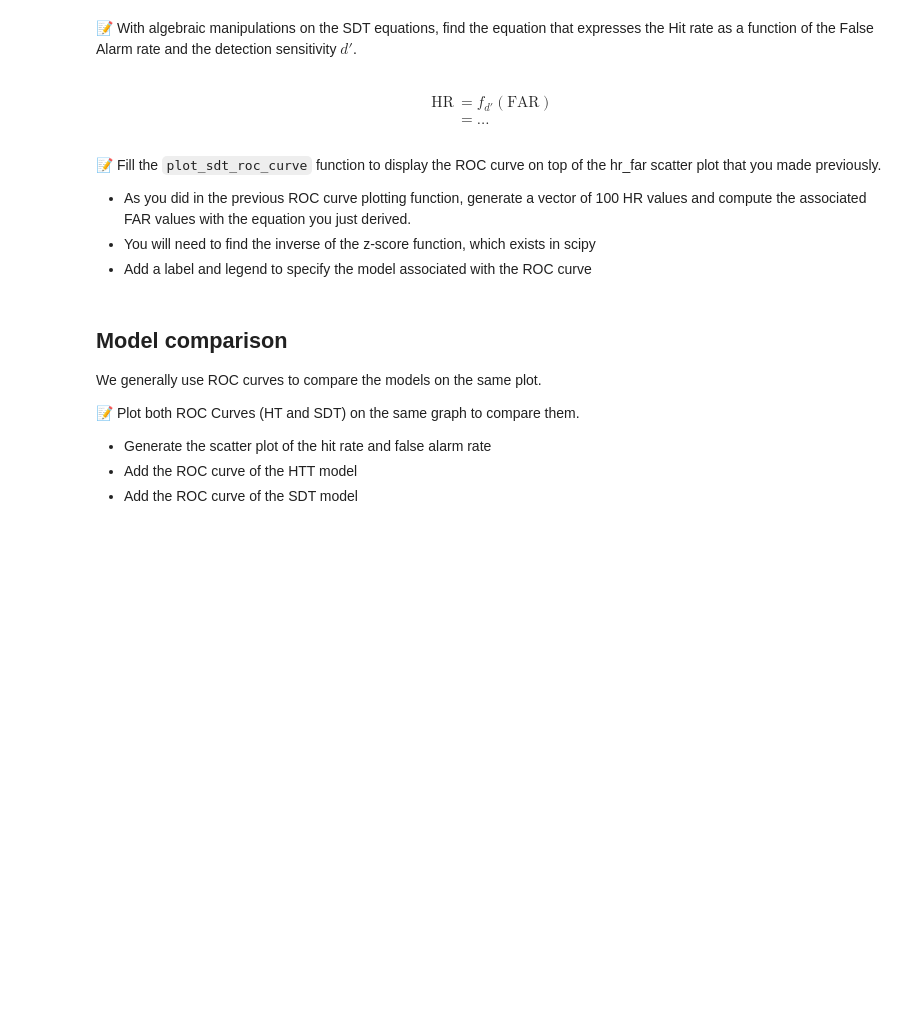
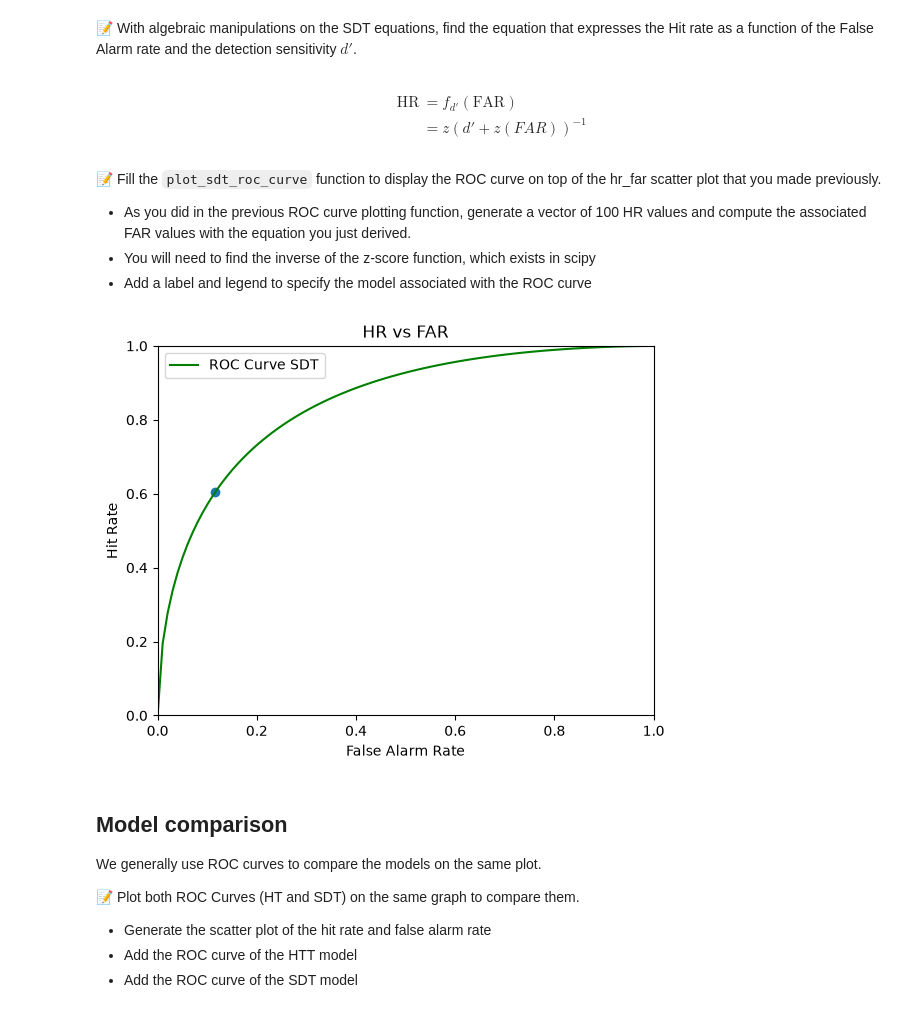
Before and after one commit to easiryne/cognitive-modeling-lab, a Jupyter notebook: TD_3/td3_notebook.ipynb, the cells around one changed output. Cells and saved outputs as stored; diff of their text form; code cells hidden in the pictures; blank space fills up the shorter version.

```diff
--- a/TD_3/td3_notebook.ipynb
+++ b/TD_3/td3_notebook.ipynb
@@ -253,12 +262,12 @@ Signal Detection Theory has replaced High-Threshold Theory as a reference model
 from scipy.stats import norm
 
 def compute_sdt(hit_rate, fa_rate):
-    d_prime = ...   # Fill this
-    c = ...         # Fill this
+    d_prime = norm.ppf(hit_rate) - norm.ppf(fa_rate)  # Fill this
+    c = -0.5 * (norm.ppf(hit_rate) + norm.ppf(fa_rate))  # Fill this
     return d_prime, c
 
 
-d_prime, c = compute_sdt(..., ...)  # Fill the arguments
+d_prime, c = compute_sdt(hit_rate, fa_rate)  # Fill the arguments
 # %% [markdown]
 ### ROC Curve (SDT)
 Now we will do the same as we did for the HTT model.
@@ -268,7 +277,7 @@ Now we will do the same as we did for the HTT model.
 $$
 \begin{align}
 \text{HR}   &=  f_{d'}(\text{FAR})  \\
-            &=  ...
+            &=  z(d'+z(FAR))^{-1}
 \end{align}
 $$
 # %% [markdown]
@@ -279,14 +288,18 @@ $$
 # %%
 def plot_sdt_roc_curve(d_prime):
     # Your code here
-    ...
-
+    fa=np.linspace(0, 1, 100)
+    hr=norm.cdf(norm.ppf(fa)+d_prime)
+    plt.plot(fa,hr, label='ROC Curve SDT', color='green')
+    plt.legend()
     # Don't call plt.show()
 
 
 # Fill the arguments
-plot_hr_far(..., ...)
-plot_sdt_roc_curve(...)
+plot_hr_far([hit_rate], [fa_rate])
+plot_sdt_roc_curve(d_prime)
+# %% [output]
+[figure, added]
 # %% [markdown]
 ## Model comparison
 We generally use ROC curves to compare the models on the same plot.
```
Also changed, not shown: parts of 10 cells of this notebook.
